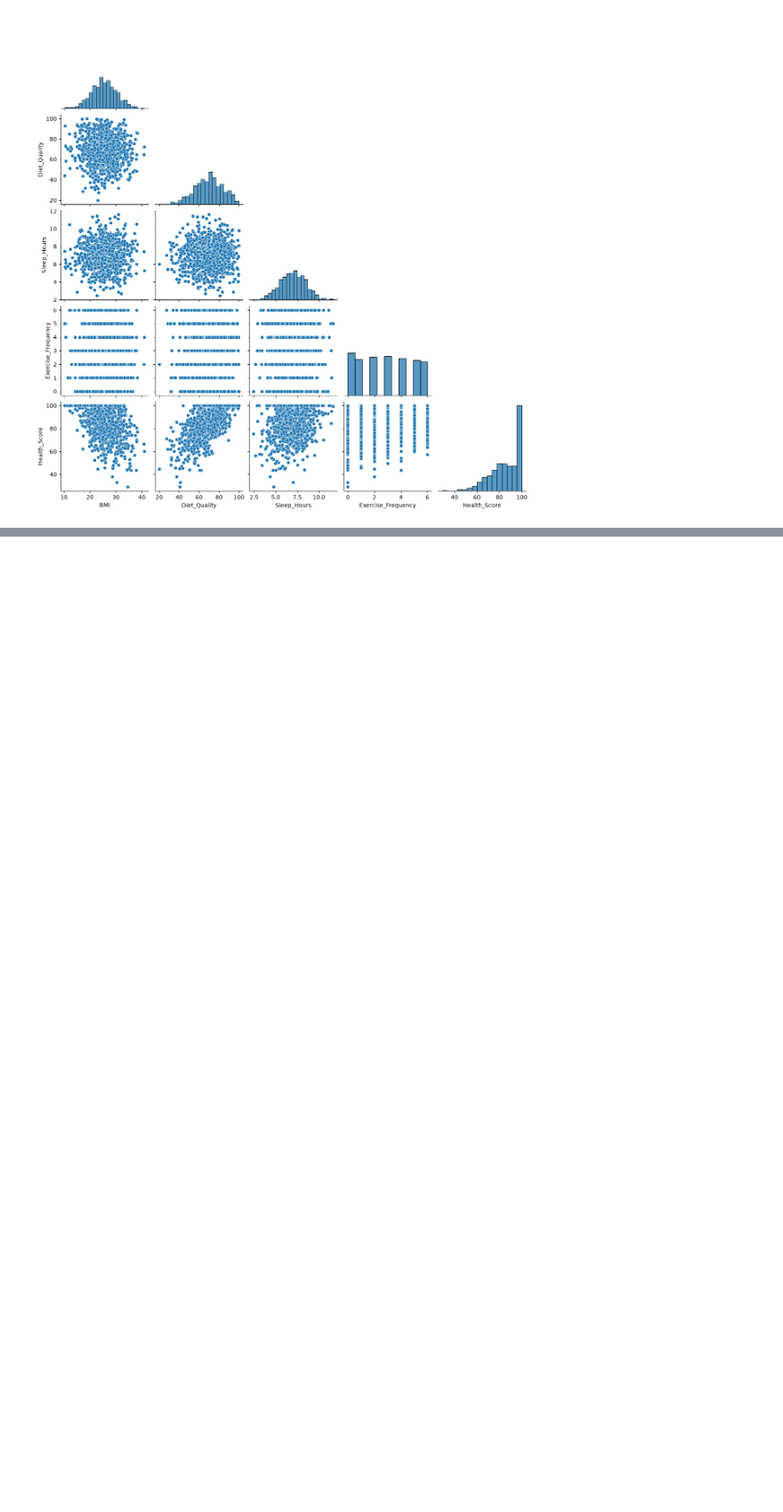
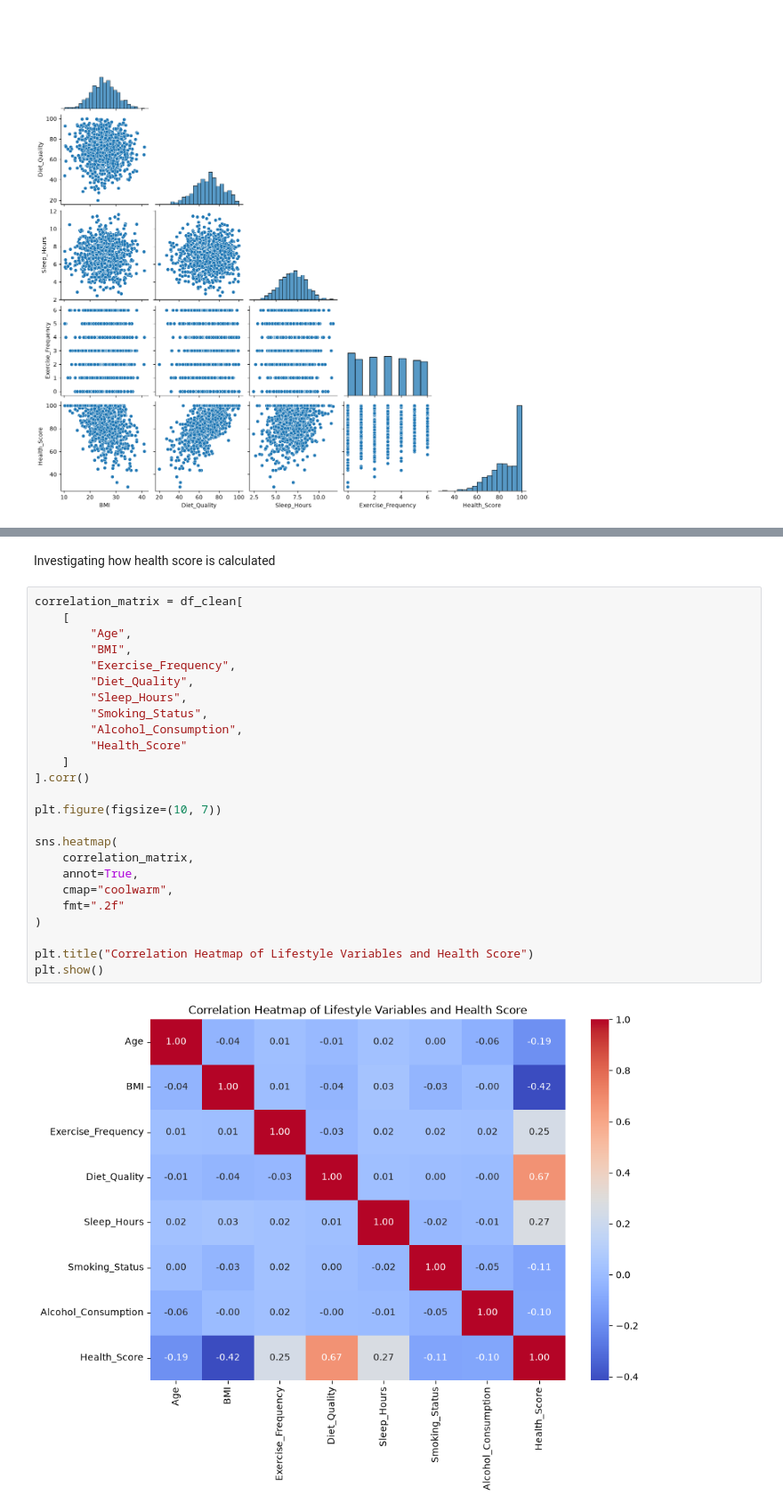
Before and after one commit to K-918/Lifestyle_Health_Prediction, a Jupyter notebook: Health_eda.ipynb, the cells around one changed output, grey strips where cells are left out. Shown at 89% size. Drawn from its saved outputs; the diff is of its cells as text; blank space fills up the shorter version.

```diff
--- a/Health_eda.ipynb
+++ b/Health_eda.ipynb
@@ -705,0 +1394,29 @@ plt.show()
+# %% [markdown]
+Investigating how health score is calculated
+# %%
+correlation_matrix = df_clean[
+    [
+        "Age",
+        "BMI",
+        "Exercise_Frequency",
+        "Diet_Quality",
+        "Sleep_Hours",
+        "Smoking_Status",
+        "Alcohol_Consumption",
+        "Health_Score"
+    ]
+].corr()
+
+plt.figure(figsize=(10, 7))
+
+sns.heatmap(
+    correlation_matrix,
+    annot=True,
+    cmap="coolwarm",
+    fmt=".2f"
+)
+
+plt.title("Correlation Heatmap of Lifestyle Variables and Health Score")
+plt.show()
+# %% [output]
+[figure, added]
```
Also changed, not shown: parts of 85 cells of this notebook.
